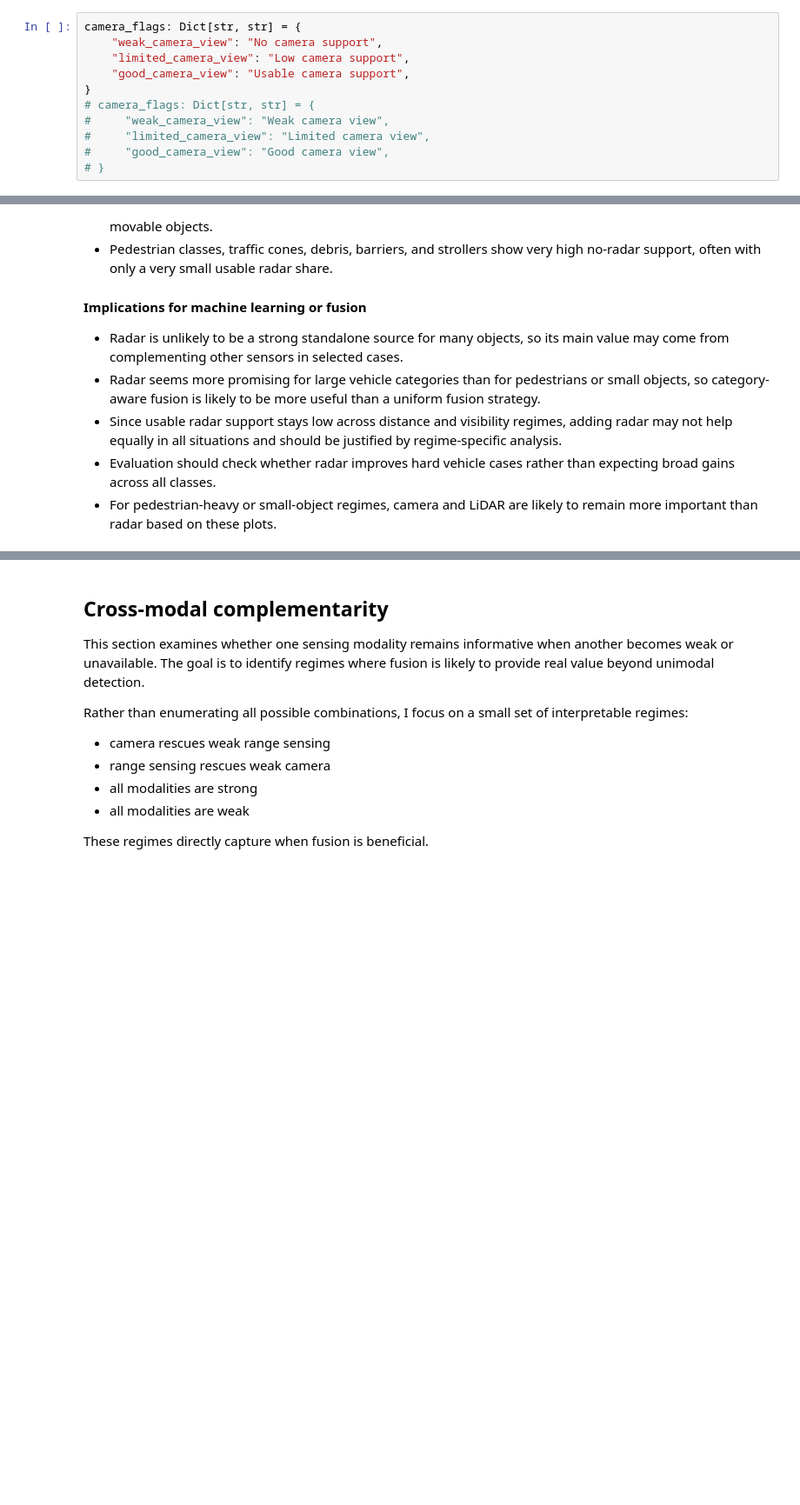
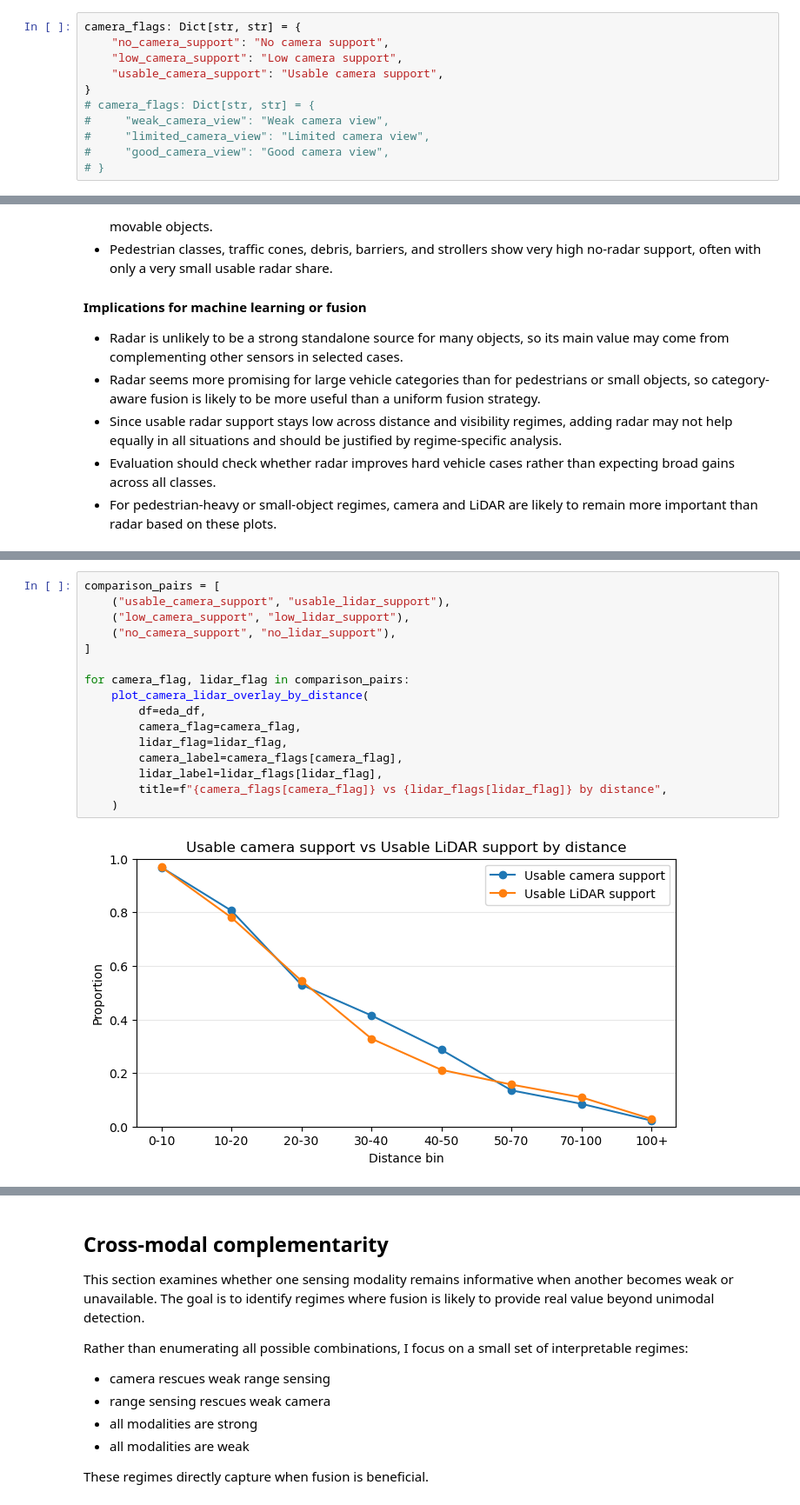
Before and after one commit to darkcyan-ugli-fruit/nuscenes-multimodal-learning, a Jupyter notebook: notebooks/00_EDA.ipynb, the cells around one changed output, grey strips where cells are left out. Shown at 87% size. Drawn from its saved outputs; the diff is of its cells as text; blank space fills up the shorter version.

```diff
--- a/notebooks/00_EDA.ipynb
+++ b/notebooks/00_EDA.ipynb
@@ -1531,9 +1532,9 @@ def make_support_summary_table(
 ### Camera reliability
 # %%
 camera_flags: Dict[str, str] = {
-    "weak_camera_view": "No camera support",
-    "limited_camera_view": "Low camera support",
-    "good_camera_view": "Usable camera support",
+    "no_camera_support": "No camera support",
+    "low_camera_support": "Low camera support",
+    "usable_camera_support": "Usable camera support",
 }
 # camera_flags: Dict[str, str] = {
 #     "weak_camera_view": "Weak camera view",
@@ -1899,0 +1943,18 @@ radar_support_summary_by_visibility
+# %%
+comparison_pairs = [
+    ("usable_camera_support", "usable_lidar_support"),
+    ("low_camera_support", "low_lidar_support"),
+    ("no_camera_support", "no_lidar_support"),
+]
+
+for camera_flag, lidar_flag in comparison_pairs:
+    plot_camera_lidar_overlay_by_distance(
+        df=eda_df,
+        camera_flag=camera_flag,
+        lidar_flag=lidar_flag,
+        camera_label=camera_flags[camera_flag],
+        lidar_label=lidar_flags[lidar_flag],
+        title=f"{camera_flags[camera_flag]} vs {lidar_flags[lidar_flag]} by distance",
+    )
+# %% [output]
+[figure, added]
```
Also changed, not shown: parts of 13 cells of this notebook.
